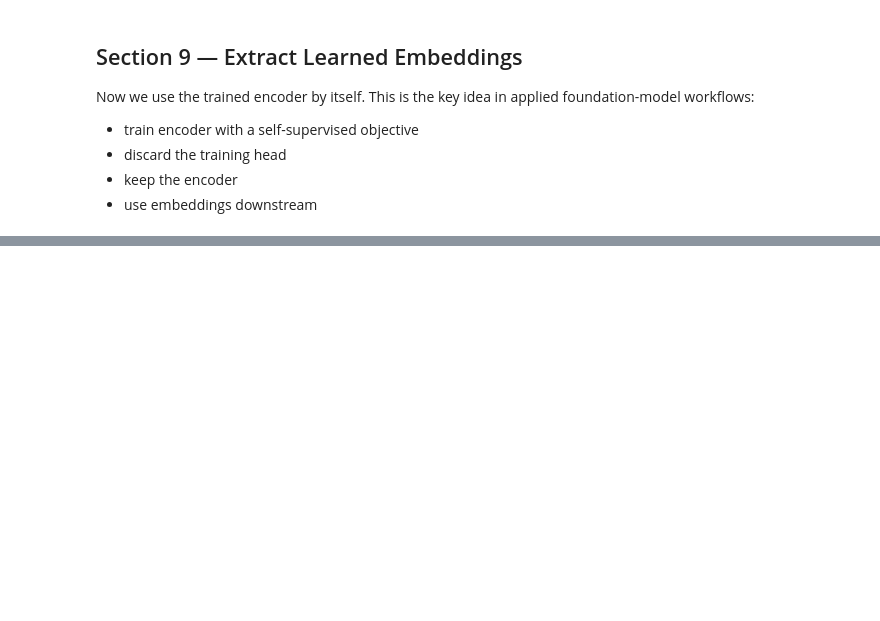
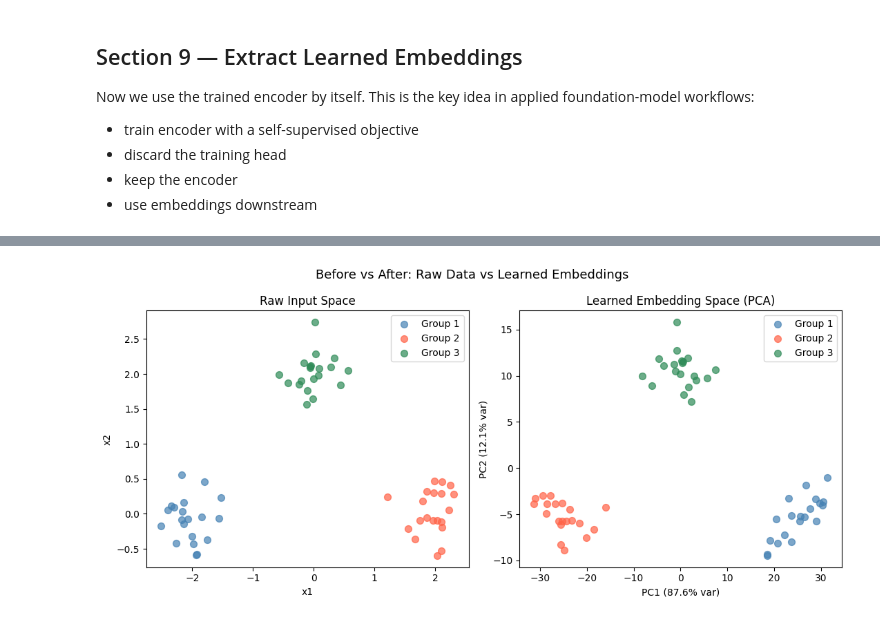
Before and after one commit to gavinoliver-prog/knowledge-graphs-rag-multimodal-ai, a Jupyter notebook: Python/foundation_models/17_tiny_self_supervised_model_demo.ipynb, the cells around one changed output, grey strips where cells are left out. Drawn from its saved outputs; the diff is of its cells as text; code cells hidden in the pictures; blank space fills up the shorter version.

```diff
--- a/Python/foundation_models/17_tiny_self_supervised_model_demo.ipynb
+++ b/Python/foundation_models/17_tiny_self_supervised_model_demo.ipynb
@@ -218,0 +245,31 @@ np.round(sim, 3)
+# %%
+pca = PCA(n_components=2)
+coords = pca.fit_transform(learned_embeddings)
+
+fig, axes = plt.subplots(1, 2, figsize=(11, 5))
+
+# Left: raw 2D input space
+for g in range(3):
+    mask = labels == g
+    axes[0].scatter(base_data[mask, 0], base_data[mask, 1],
+                    c=colors[g], label=group_names[g], alpha=0.7, s=50)
+axes[0].set_title("Raw Input Space")
+axes[0].set_xlabel("x1")
+axes[0].set_ylabel("x2")
+axes[0].legend()
+
+# Right: learned embedding space (PCA to 2D)
+for g in range(3):
+    mask = labels == g
+    axes[1].scatter(coords[mask, 0], coords[mask, 1],
+                    c=colors[g], label=group_names[g], alpha=0.7, s=50)
+axes[1].set_title("Learned Embedding Space (PCA)")
+axes[1].set_xlabel(f"PC1 ({pca.explained_variance_ratio_[0]:.1%} var)")
+axes[1].set_ylabel(f"PC2 ({pca.explained_variance_ratio_[1]:.1%} var)")
+axes[1].legend()
+
+plt.suptitle("Before vs After: Raw Data vs Learned Embeddings", fontsize=13)
+plt.tight_layout()
+plt.show()
+# %% [output]
+[figure, added]
```
Also changed, not shown: parts of 21 cells of this notebook, 5 other files.
